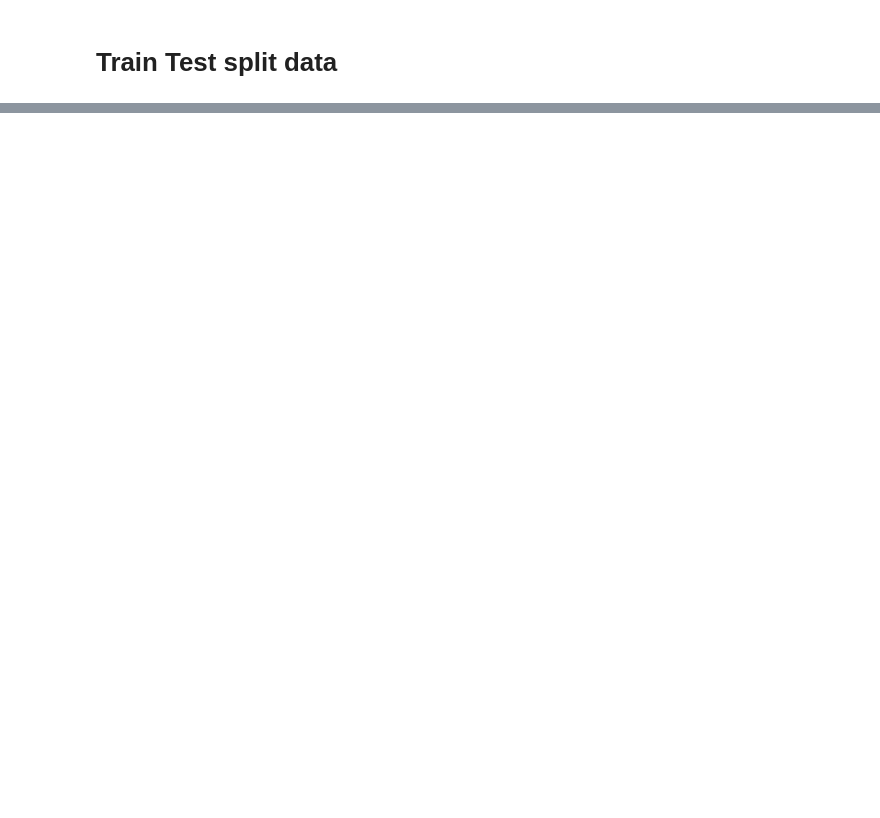
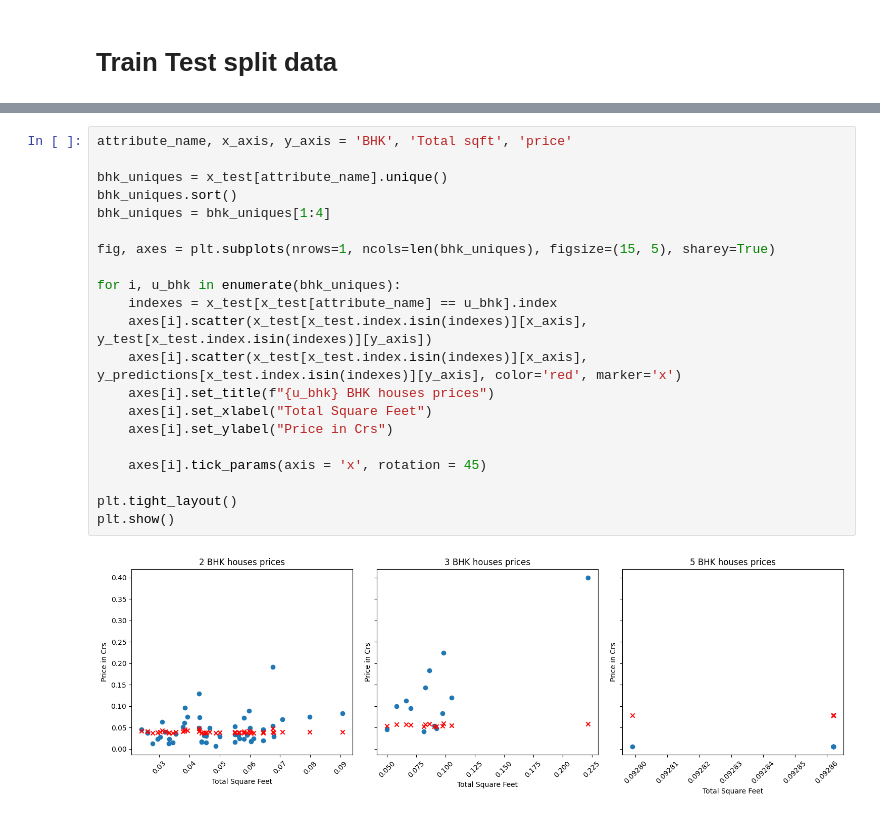
Before and after one commit to ShrayankM/Machine-Learning-Year-24, a Jupyter notebook: SML-1-LinearRegression.ipynb, the cells around one changed output, grey strips where cells are left out. Drawn from its saved outputs; the diff is of its cells as text; blank space fills up the shorter version.

```diff
--- a/SML-1-LinearRegression.ipynb
+++ b/SML-1-LinearRegression.ipynb
@@ -152,0 +295,23 @@ Data stats:
+# %%
+attribute_name, x_axis, y_axis = 'BHK', 'Total sqft', 'price'
+
+bhk_uniques = x_test[attribute_name].unique()
+bhk_uniques.sort()
+bhk_uniques = bhk_uniques[1:4]
+
+fig, axes = plt.subplots(nrows=1, ncols=len(bhk_uniques), figsize=(15, 5), sharey=True)
+
+for i, u_bhk in enumerate(bhk_uniques):
+    indexes = x_test[x_test[attribute_name] == u_bhk].index
+    axes[i].scatter(x_test[x_test.index.isin(indexes)][x_axis], y_test[x_test.index.isin(indexes)][y_axis])
+    axes[i].scatter(x_test[x_test.index.isin(indexes)][x_axis], y_predictions[x_test.index.isin(indexes)][y_axis], color='red', marker='x')
+    axes[i].set_title(f"{u_bhk} BHK houses prices")
+    axes[i].set_xlabel("Total Square Feet")
+    axes[i].set_ylabel("Price in Crs")
+
+    axes[i].tick_params(axis = 'x', rotation = 45)
+
+plt.tight_layout()
+plt.show()
+# %% [output]
+[figure, added]
```
Also changed, not shown: parts of 29 cells of this notebook.
